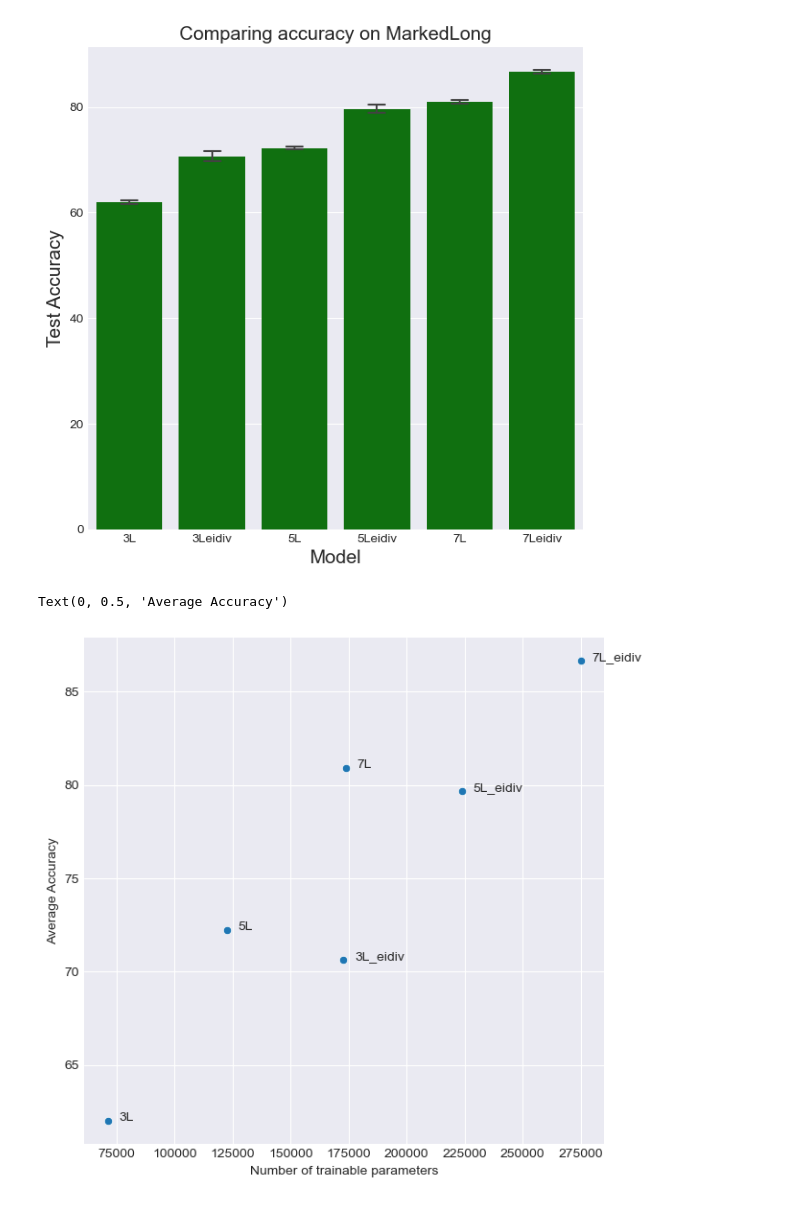
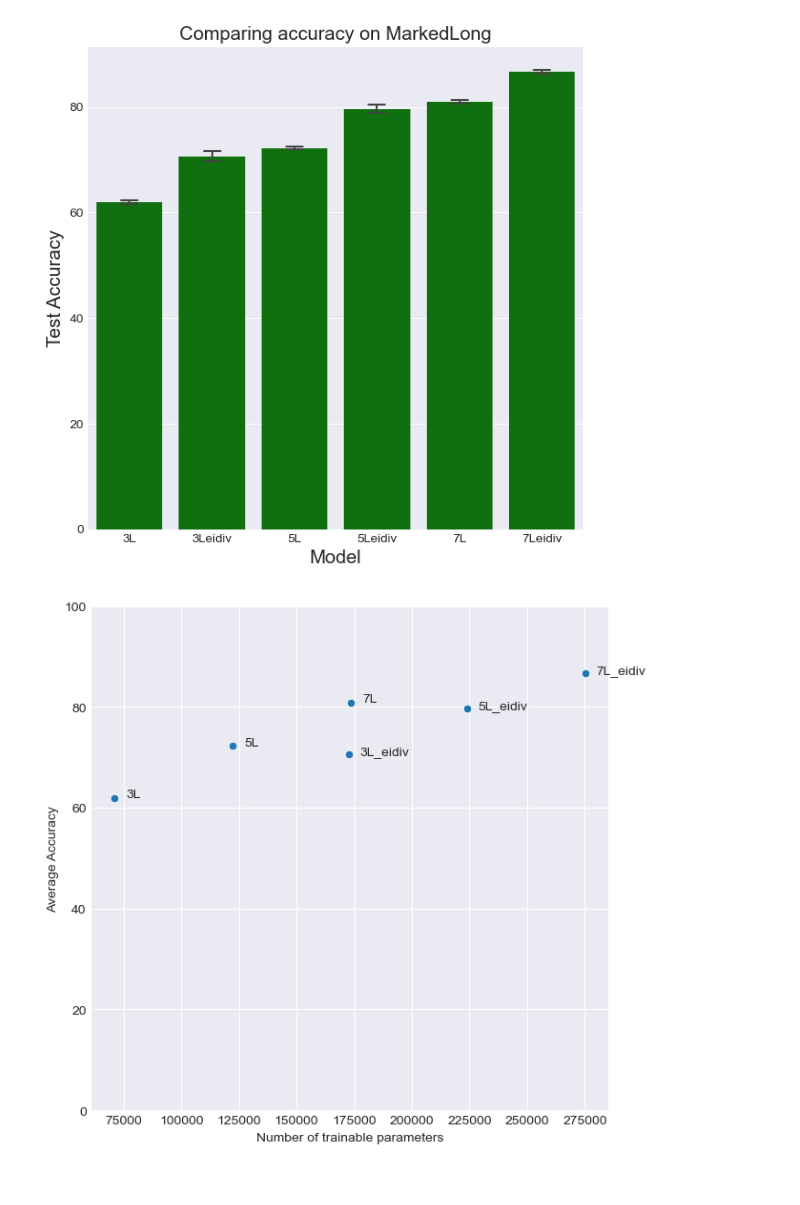
Before and after one commit to hiyuantang/marked_long, a Jupyter notebook: results/vis.ipynb, the cells around one changed output. Drawn from its saved outputs; the diff is of its cells as text; code cells hidden in the pictures.

```diff
--- a/results/vis.ipynb
+++ b/results/vis.ipynb
@@ -124,17 +124,17 @@ L7eidiv_weight_count = count_weight('./rs191/pth/7Leidiv.pth')
 # %%
 weight_count_list = [L3_weight_count, L3eidiv_weight_count, L5_weight_count, L5eidiv_weight_count, L7_weight_count, L7eidiv_weight_count]
 mean_acc_list = [L3_mean, L3eidiv_mean, L5_mean, L5eidiv_mean, L7_mean, L7eidiv_mean]
 name_list = ['3L', '3L_eidiv', '5L', '5L_eidiv', '7L', '7L_eidiv', ]
 
 dpi = 100
 fig, ax = plt.subplots(figsize=(700/dpi, 700/dpi), dpi=dpi)
 ax = sns.scatterplot(x=weight_count_list, y=mean_acc_list)
 
 for i in range(len(name_list)):
     ax.text(weight_count_list[i]+5000, mean_acc_list[i], name_list[i])
 
 ax.set_xlabel('Number of trainable parameters')
 ax.set_ylabel('Average Accuracy')
+ax.set_ybound(0,100)
 # %% [output]
-Text(0, 0.5, 'Average Accuracy')
-[figure, old version]
+[figure, new version]
```
